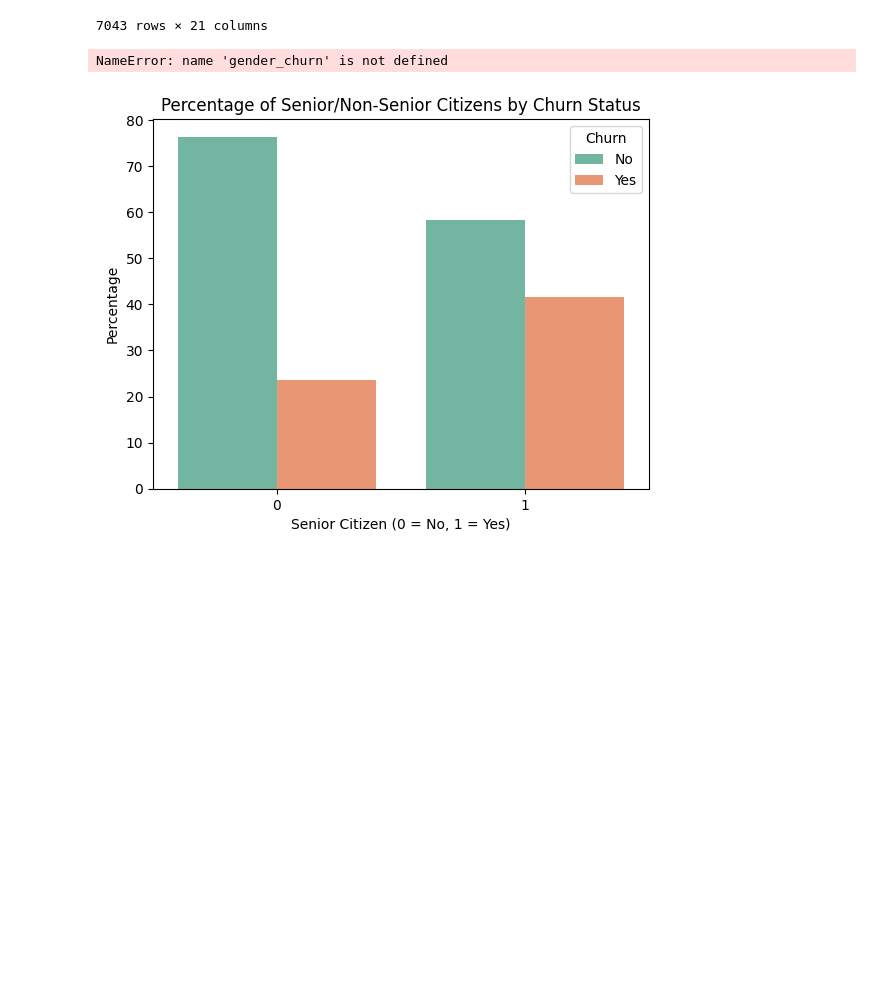
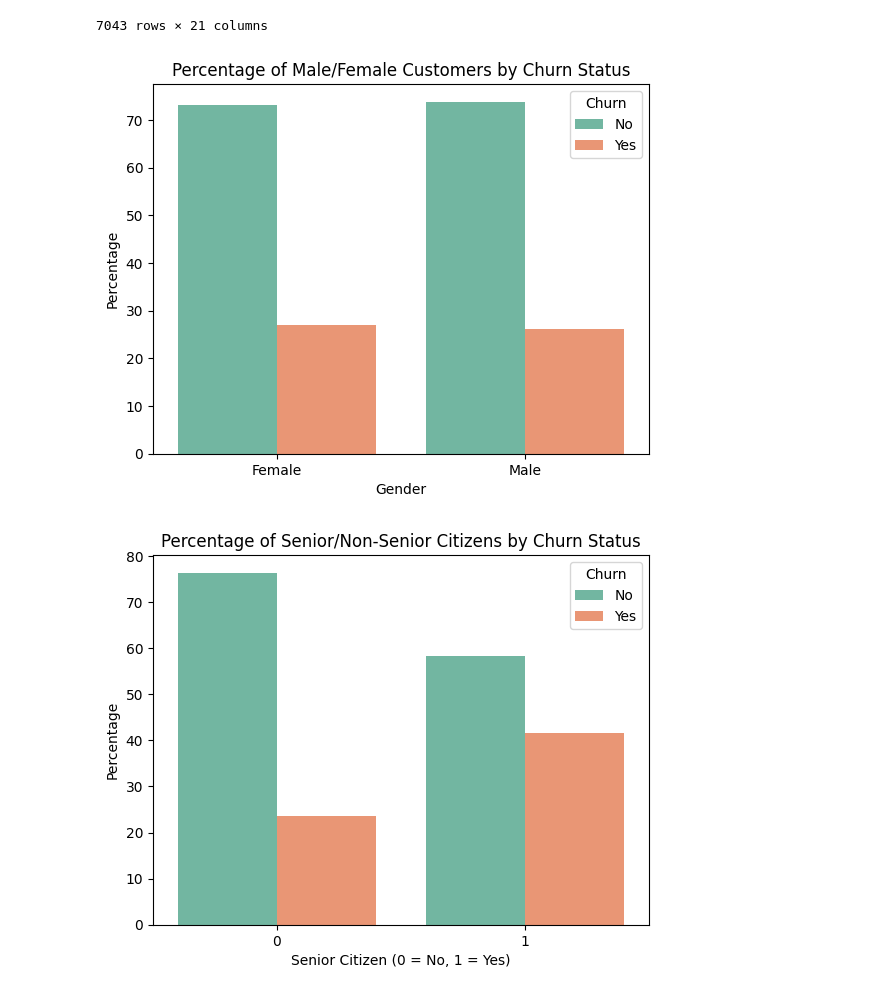
Before and after one commit to MarcoP91/dept_assignment, a Jupyter notebook: churn_customers_analysis.ipynb, the cells around one changed output. Cells and saved outputs as stored; diff of their text form; code cells hidden in the pictures; blank space fills up the shorter version.

```diff
--- a/churn_customers_analysis.ipynb
+++ b/churn_customers_analysis.ipynb
@@ -3,7 +3,7 @@ import pandas as pd
 import seaborn as sns
 import matplotlib.pyplot as plt
 # %%
-df = pd.read_csv('/Users/mp/viscode-github/dept_assignment/resources/Vodafone_Customer_Churn_Sample_Dataset.csv')
+df = pd.read_csv('resources/Vodafone_Customer_Churn_Sample_Dataset.csv')
 # %%
 df
 # %% [output]
@@ -22,23 +22,26 @@ df
 7043 rows × 21 columns
 # %%
 # Calculate percentages
+gender_churn = df.groupby(['Churn', 'gender']).size().reset_index(name='Count')
+gender_churn['Percentage'] = gender_churn['Count'] / gender_churn.groupby('gender')['Count'].transform('sum') * 100
+
 gender_churn = gender_churn.groupby('gender').apply(lambda x: pd.Series({
     'Churned': x.loc[x['Churn'] == 'Yes', 'Percentage'].sum(),
     'Not Churned': x.loc[x['Churn'] == 'No', 'Percentage'].sum()
 })).reset_index()
 
 gender_churn = gender_churn.melt(id_vars='gender', var_name='Churn Status', value_name='Percentage')
 gender_churn = df.groupby(['Churn', 'gender']).size().reset_index(name='Count')
 gender_churn['Percentage'] = gender_churn['Count'] / gender_churn.groupby('gender')['Count'].transform('sum') * 100
 
 # Plot the histogram
 sns.barplot(data=gender_churn, x='gender', y='Percentage', hue='Churn', palette='Set2')
 plt.title('Percentage of Male/Female Customers by Churn Status')
 plt.ylabel('Percentage')
 plt.xlabel('Gender')
 plt.show()
 # %% [output]
-NameError: name 'gender_churn' is not defined
+[figure, added]
 # %%
 # Calculate percentages for senior citizens
 senior_churn = df.groupby(['Churn', 'SeniorCitizen']).size().reset_index(name='Count')
```
